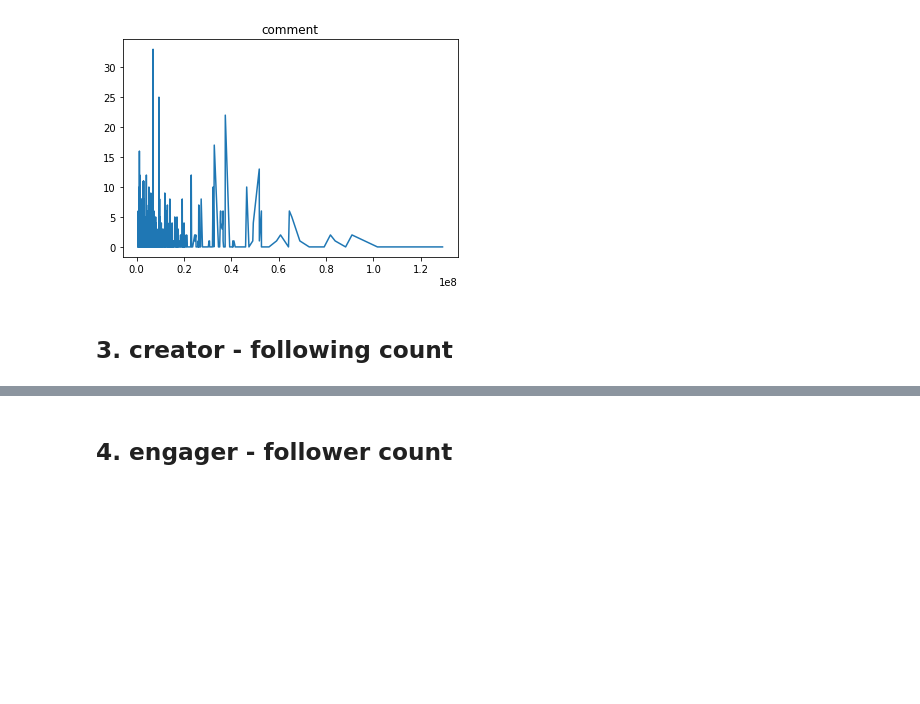
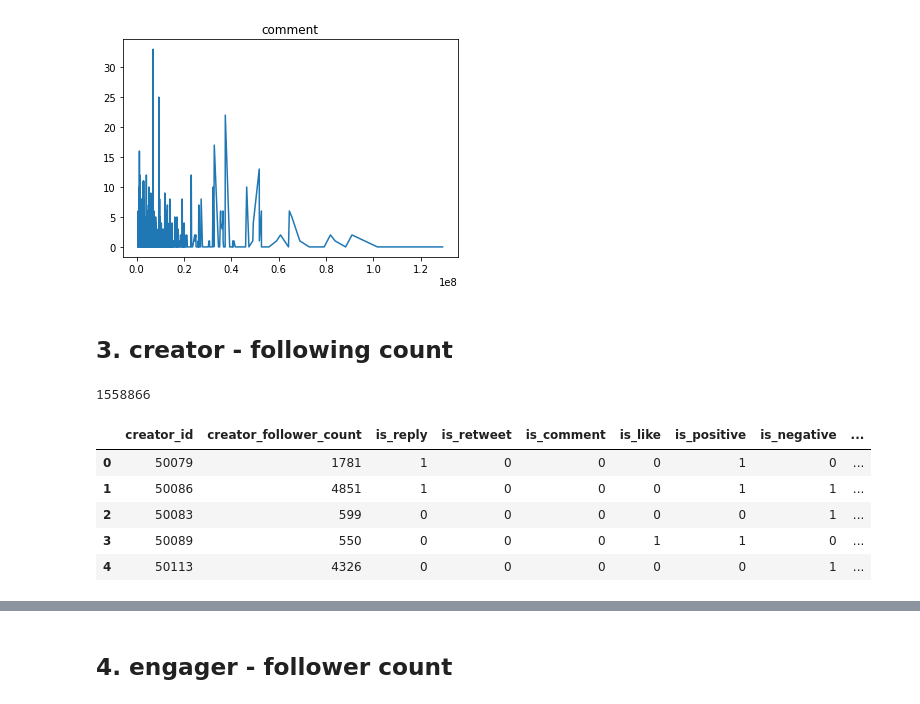
Before and after one commit to RecKIE7/recsys2021-twitter, a Jupyter notebook: analysis/follow_count.ipynb, the cells around one changed output, grey strips where cells are left out. Drawn from its saved outputs; the diff is of its cells as text; code cells hidden in the pictures; blank space fills up the shorter version.

```diff
--- a/analysis/follow_count.ipynb
+++ b/analysis/follow_count.ipynb
@@ -183,3 +183,21 @@ plt.show()
 [figure]
 # %% [markdown]
 ## 3. creator - following count
+# %%
+creator_following_count = df.compute().groupby('creator_id')[['creator_following_count']].nth(-1)
+creator_following_count = creator_following_count.reset_index()
+creator_following_count.head()
+
+follow_count_df = follow_count_df.merge(creator_following_count, on=['creator_id'], how='left')
+len(follow_count_df)
+# %% [output]
+1558866
+# %%
+follow_count_df.head()
+# %% [output]
+|  | creator_id | creator_follower_count | is_reply | is_retweet | is_comment | is_like | is_positive | is_negative | ... |
+| 0 | 50079 | 1781 | 1 | 0 | 0 | 0 | 1 | 0 | ... |
+| 1 | 50086 | 4851 | 1 | 0 | 0 | 0 | 1 | 1 | ... |
+| 2 | 50083 | 599 | 0 | 0 | 0 | 0 | 0 | 1 | ... |
+| 3 | 50089 | 550 | 0 | 0 | 0 | 1 | 1 | 0 | ... |
+| 4 | 50113 | 4326 | 0 | 0 | 0 | 0 | 0 | 1 | ... |
```
Also changed, not shown: parts of 5 cells of this notebook.
